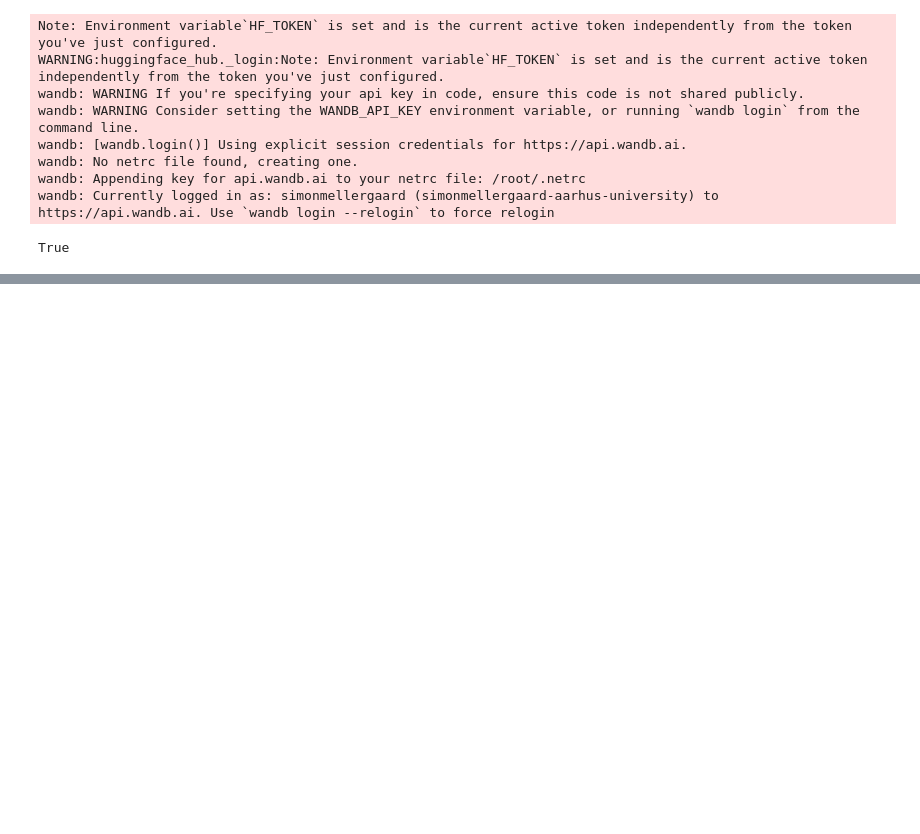
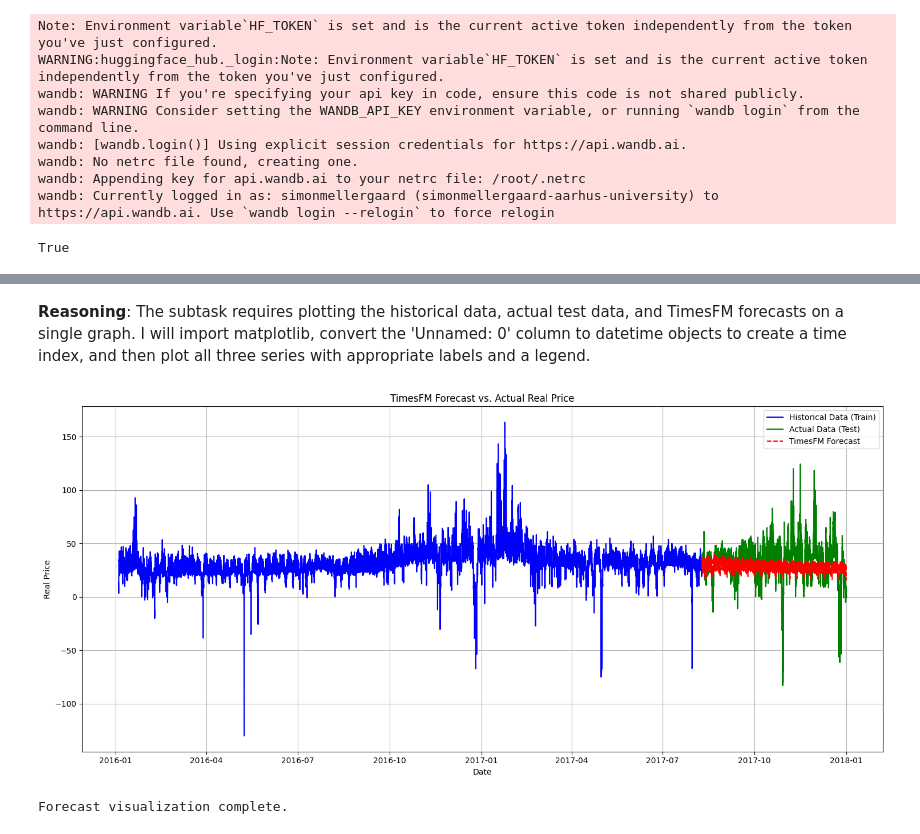
Before and after one commit to Maziger/Laksegate-master-thesis, a Jupyter notebook: POC/huggingface_models.ipynb, the cells around one changed output, grey strips where cells are left out. Cells and saved outputs as stored; diff of their text form; code cells hidden in the pictures; blank space fills up the shorter version.

Commit message:
Made a working forecast

```diff
--- a/POC/huggingface_models.ipynb
+++ b/POC/huggingface_models.ipynb
@@ -165,0 +265,37 @@ ModuleNotFoundError: No module named 'timesfm'
+# %% [markdown]
+**Reasoning**:
+The subtask requires plotting the historical data, actual test data, and TimesFM forecasts on a single graph. I will import matplotlib, convert the 'Unnamed: 0' column to datetime objects to create a time index, and then plot all three series with appropriate labels and a legend.
+# %%
+import matplotlib.pyplot as plt
+
+# Ensure the 'Unnamed: 0' column is in datetime format
+data['Unnamed: 0'] = pd.to_datetime(data['Unnamed: 0'])
+
+# Create time indices for train and test data
+train_time_index = data.loc[train.index, 'Unnamed: 0']
+test_time_index = data.loc[test.index, 'Unnamed: 0']
+
+plt.figure(figsize=(15, 7))
+
+# Plot historical data (training data)
+plt.plot(train_time_index, train['Real price'], label='Historical Data (Train)', color='blue')
+
+# Plot actual test data
+plt.plot(test_time_index, test['Real price'], label='Actual Data (Test)', color='green')
+
+# Plot forecasts
+# point_forecasts is a 2D array, typically (num_series, horizon) for TimesFM.
+# Since we have one series, it's (1, forecast_horizon).
+plt.plot(test_time_index, point_forecasts[0], label='TimesFM Forecast', color='red', linestyle='--')
+
+plt.title('TimesFM Forecast vs. Actual Real Price')
+plt.xlabel('Date')
+plt.ylabel('Real Price')
+plt.legend()
+plt.grid(True)
+plt.tight_layout()
+plt.show()
+print("Forecast visualization complete.")
+# %% [output]
+[figure, added]
+Forecast visualization complete.
```
Also changed, not shown: parts of 44 cells of this notebook.
